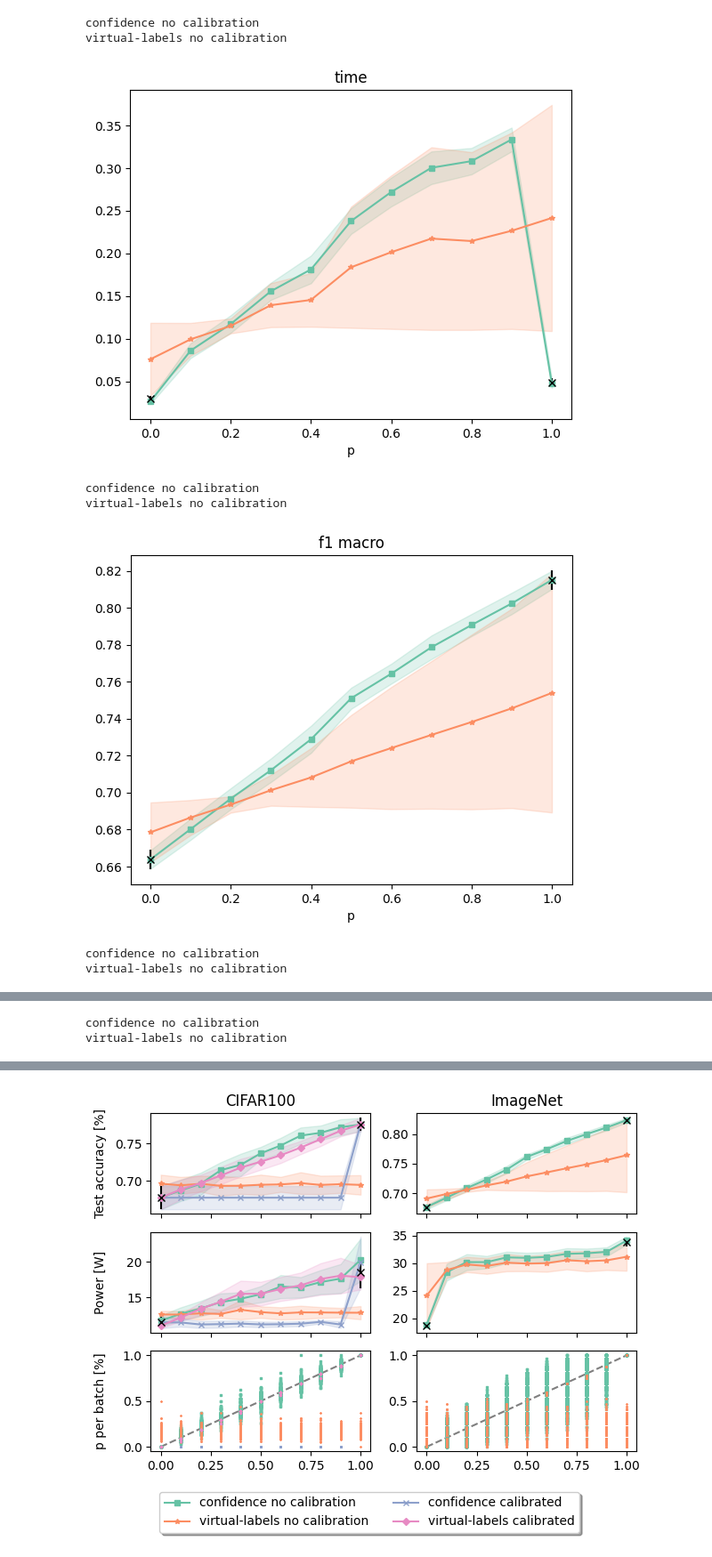
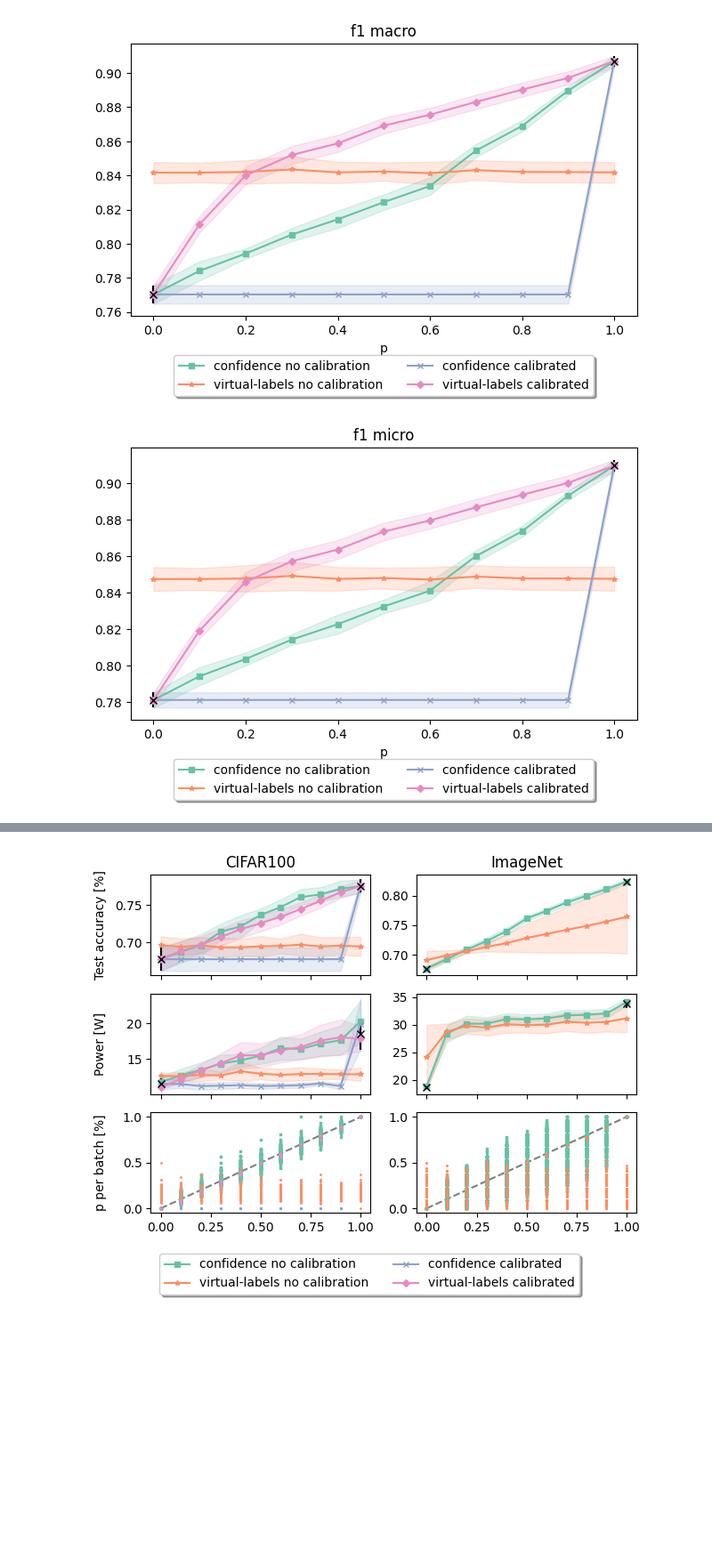
Before and after one commit to sbuschjaeger/REwOC, a Jupyter notebook: plot.ipynb, the cells around one changed output, grey strips where cells are left out. Shown at 89% size. Saved outputs shown, nothing was run; the diff lists cells and outputs as text; code cells hidden in the pictures; blank space fills up the shorter version.

```diff
--- a/plot.ipynb
+++ b/plot.ipynb
@@ -45,8 +45,6 @@ def plot_key(df, key, markers, colors, ax, show_legend = True):
     legend_entries = []
     for c in df["calibration"].dropna().unique():
         for tm in df["train_method"].dropna().unique():
-            print(f"{tm} {'no calibration' if not c else 'calibrated'}")
-
             x = df[(df["model"] == "RE") & (df["batch"] == True) & (df["train_method"] == tm) & (df["calibration"] == c) ]["p"]
             y = df[(df["model"] == "RE") & (df["batch"] == True) & (df["train_method"] == tm) & (df["calibration"] == c) ][key]["mean"]
             yerr = df[(df["model"] == "RE") & (df["batch"] == True) & (df["train_method"] == tm) & (df["calibration"] == c) ][key]["std"]
@@ -100,41 +98,42 @@ def read_json(json_path):
         "poweravg":['mean','std'],
         "p_per_batch":['mean','std'],
         "failed_batches":['mean','std'],
     }
 
     df = df.groupby(["model", "rejector", "p", "batch", "train_method", "calibration"], dropna=False).agg(agg)
     df.reset_index(inplace=True)
     df["power"] = df["power"] / 1000
     df["poweravg"] = df["poweravg"] / 1000
     return df, agg.keys()
 
-df, agg_keys = read_json("imagenet.json")
+df, agg_keys = read_json("elec.json")
+# df, agg_keys = read_json("imagenet.json")
 # df, agg_keys = read_json("cifar100.json")
 
-display(df)
+# display(df)
 colors = ['#66c2a5','#fc8d62','#8da0cb','#e78ac3']
 markers = ["s", "*", "x", "D"]
 
 for m in df["rejector"].dropna().unique():
     dff = df[ (df["rejector"] == m) | (df["rejector"].isna()) ]
-    for key in agg_keys:
+    # for key in agg_keys:
+    for key in ["f1 macro", "f1 micro", "accuracy"]:
         plot_key(dff, key, markers, colors, plt.gca(), show_legend = True)
         if key == "accuracy":
             plt.title(f"Test accuracy")
             plt.ylabel(f"Accuracy")
         elif key == "poweravg":
             plt.title("Average power consumption per batch")
             plt.ylabel(f"Watt")
         else:
             plt.title(f"{key}")
         plt.xlabel("p")
+        # Add a legend to the figure
+        plt.legend(loc='upper center',  bbox_to_anchor=(0.5, -0.12), shadow=True, ncol=2)
+
+        # Adjust the layout to make space for the legend
+        plt.tight_layout(rect=[0, 0, 1, 0.95])
         plt.show()
 # %% [output]
-confidence no calibration
-virtual-labels no calibration
-[figure, old version]
+[figure, new version]
-confidence no calibration
-virtual-labels no calibration
-[figure, old version]
+[figure, new version]
-confidence no calibration
-virtual-labels no calibration
@@ -142,2 +140,0 @@ virtual-labels no calibration
-confidence no calibration
-virtual-labels no calibration
```
Also changed, not shown: parts of 2 cells of this notebook, 3 other files.
